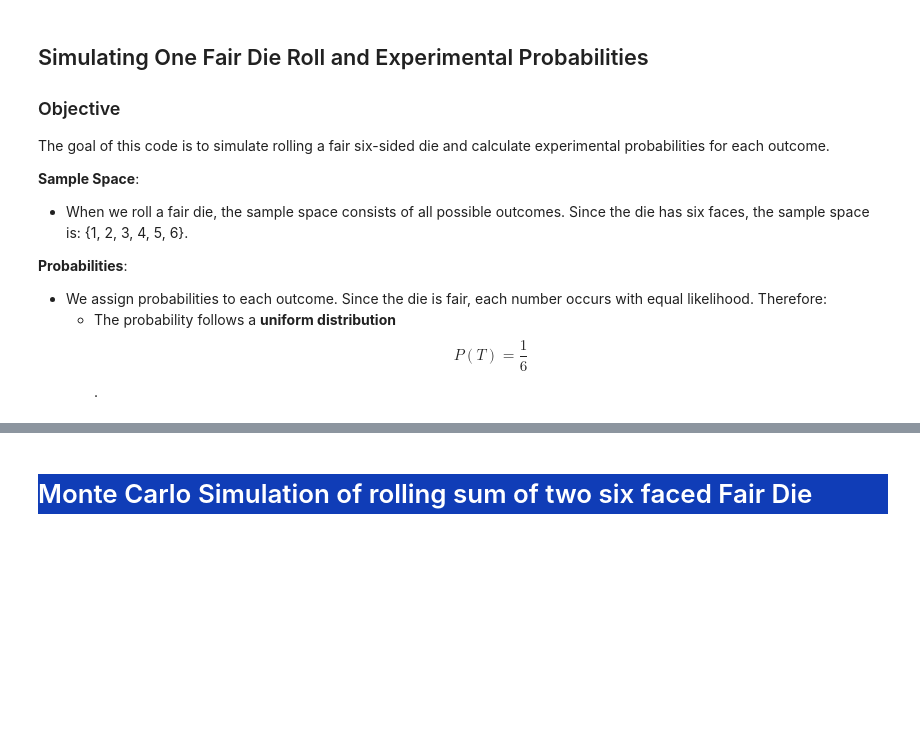
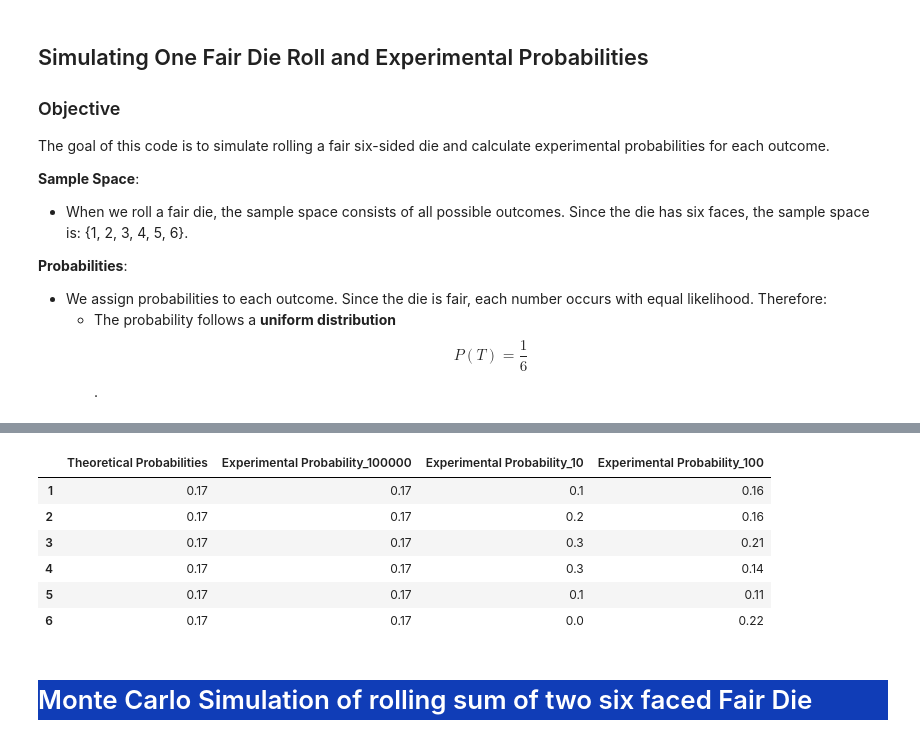
Before and after one commit to pk1308/Activity-2--stat-2, a Jupyter notebook: Activity3/Montecarlo.ipynb, the cells around one changed output, grey strips where cells are left out. Cells and saved outputs as stored; diff of their text form; code cells hidden in the pictures; blank space fills up the shorter version.

```diff
--- a/Activity3/Montecarlo.ipynb
+++ b/Activity3/Montecarlo.ipynb
@@ -190,7 +192,7 @@ The goal of this code is to simulate rolling a fair six-sided die and calculate
     - The probability follows a **uniform distribution**   $$P(T) = \frac{1}{6} $$.
 # %%
 
-
+sample_space = range(1,7)
 # Actual probabilities (since it's a fair die)
 actual_probabilities = [1/6, 1/6, 1/6, 1/6, 1/6, 1/6]
 
@@ -198,9 +200,10 @@ actual_probabilities = [1/6, 1/6, 1/6, 1/6, 1/6, 1/6]
 num_simulations_list = [ 100000 , 10, 100]
 
 # run the experiment
-df = run_experiment(num_simulations_list=num_simulations_list, actual_probabilities=actual_probabilities)
+df = run_experiment(num_simulations_list=num_simulations_list, actual_probabilities=actual_probabilities ,sample_space=sample_space)
 title='Experimental Probability Distribution for roll of one die '
 x_title = "Roll of_Single die"
 plot_df(df=df , num_simulations_list=num_simulations_list ,title=title, x_title=x_title)
+df
 # %% [output]
 [interactive output not drawn]
@@ -208,3 +210,10 @@ plot_df(df=df , num_simulations_list=num_simulations_list ,title=title, x_title=
+|  | Theoretical Probabilities | Experimental Probability_100000 | Experimental Probability_10 | Experimental Probability_100 |
+| 1 | 0.17 | 0.17 | 0.1 | 0.16 |
+| 2 | 0.17 | 0.17 | 0.2 | 0.16 |
+| 3 | 0.17 | 0.17 | 0.3 | 0.21 |
+| 4 | 0.17 | 0.17 | 0.3 | 0.14 |
+| 5 | 0.17 | 0.17 | 0.1 | 0.11 |
+| 6 | 0.17 | 0.17 | 0.0 | 0.22 |
 # %% [markdown]
 <div style="display: flex; justify-content: center; align-items: center; height: 100px; background-color: #103db7; color: #FFFFFF;">
     <h1>Monte Carlo Simulation of rolling sum of two  six faced Fair Die  </h1>
```
Also changed, not shown: parts of 15 cells of this notebook, 5 other files.
